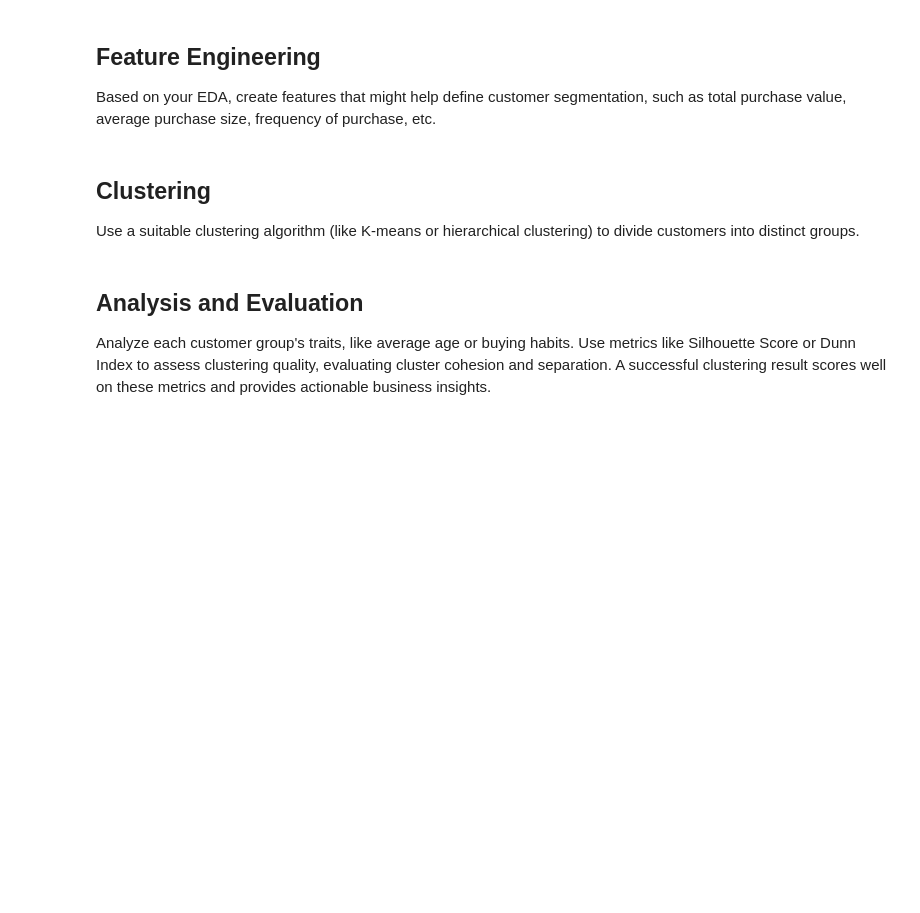
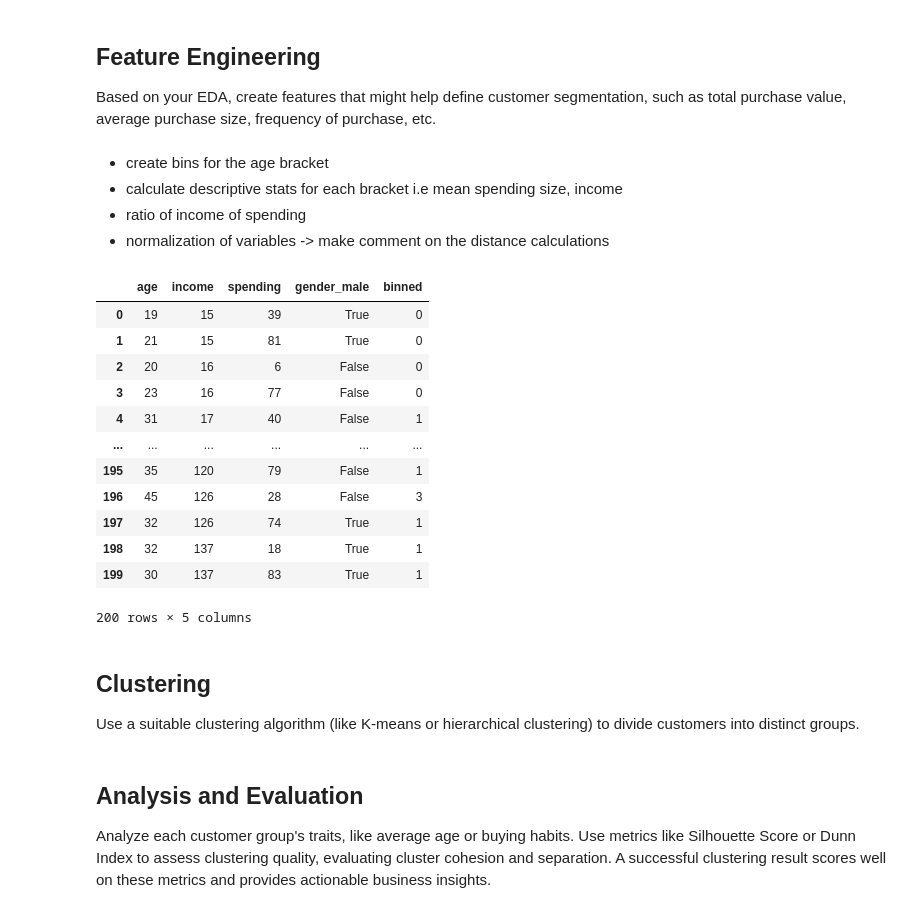
Before and after one commit to jope35/hypershotgun-blog, a Jupyter notebook: posts/cluster/cluster.ipynb, the cells around one changed output. Saved outputs shown, nothing was run; the diff lists cells and outputs as text; code cells hidden in the pictures; blank space fills up the shorter version.

```diff
--- a/posts/cluster/cluster.ipynb
+++ b/posts/cluster/cluster.ipynb
@@ -159,6 +219,29 @@ sns.pairplot(df_feature, hue="gender_male", corner=True, diag_kind="kde");
 
 ## Feature Engineering
 Based on your EDA, create features that might help define customer segmentation, such as total purchase value, average purchase size, frequency of purchase, etc.
+# %% [markdown]
+- create bins for the age bracket
+- calculate descriptive stats for each bracket i.e mean spending size, income
+- ratio of income of spending
+- normalization of variables -> make comment on the distance calculations
+# %%
+binned, bins = pd.cut(df_feature["age"], bins=6, retbins=True, labels=list(range(6)))
+
+df_feature.assign(binned=binned)
+# %% [output]
+|  | age | income | spending | gender_male | binned |
+| 0 | 19 | 15 | 39 | True | 0 |
+| 1 | 21 | 15 | 81 | True | 0 |
+| 2 | 20 | 16 | 6 | False | 0 |
+| 3 | 23 | 16 | 77 | False | 0 |
+| 4 | 31 | 17 | 40 | False | 1 |
+| ... | ... | ... | ... | ... | ... |
+| 195 | 35 | 120 | 79 | False | 1 |
+| 196 | 45 | 126 | 28 | False | 3 |
+| 197 | 32 | 126 | 74 | True | 1 |
+| 198 | 32 | 137 | 18 | True | 1 |
+| 199 | 30 | 137 | 83 | True | 1 |
+200 rows × 5 columns
 # %% [markdown]
 
 ## Clustering
```
Also changed, not shown: parts of 9 cells of this notebook.
